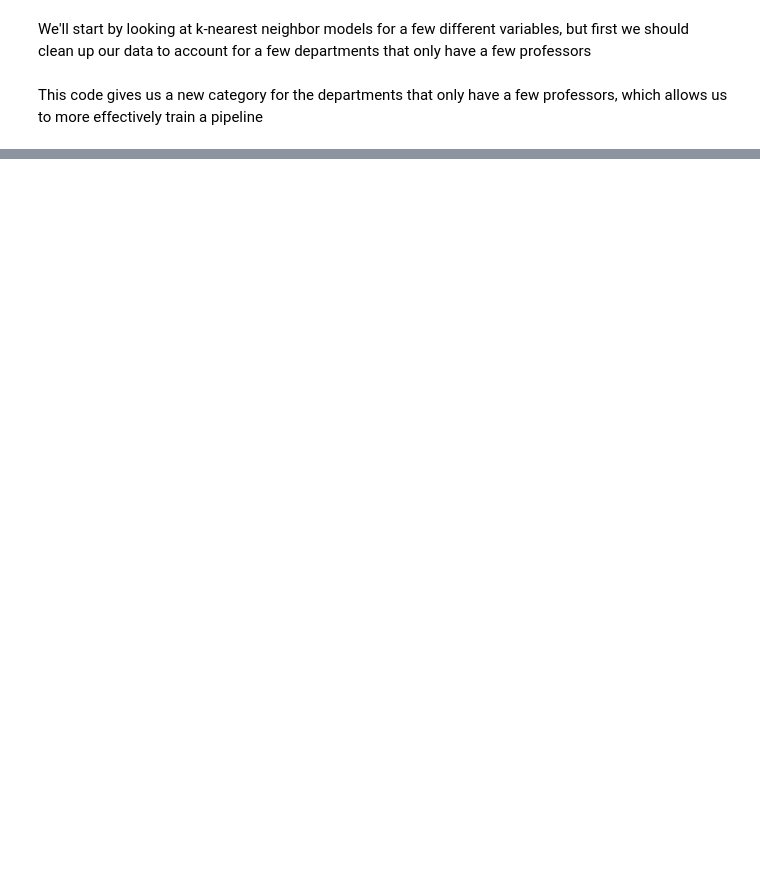
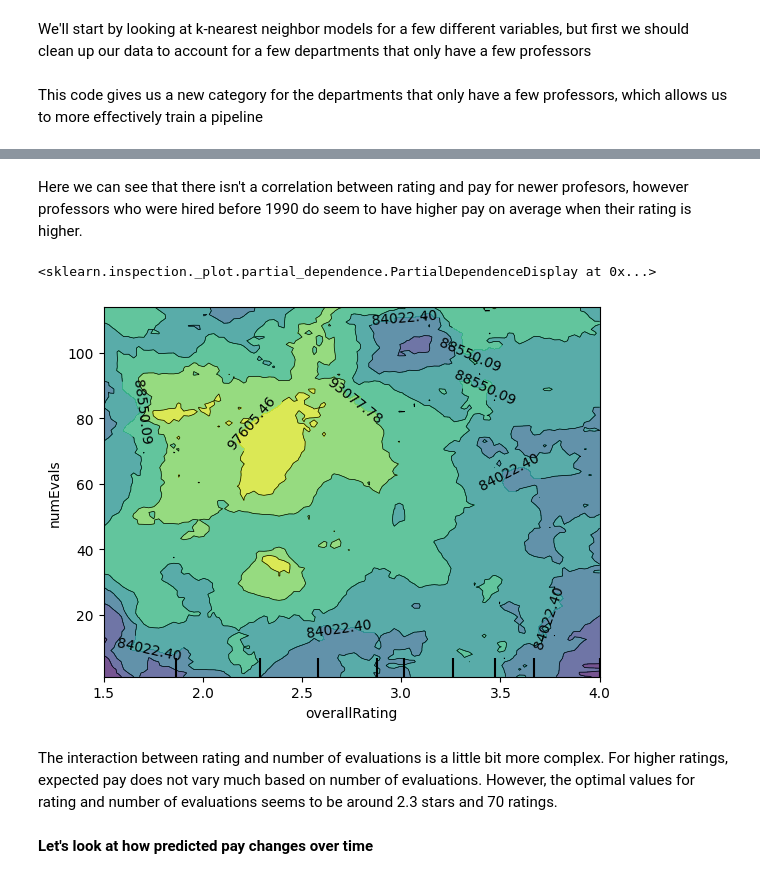
Before and after one commit to arausis/DATA301Project, a Jupyter notebook: Exploration.ipynb, the cells around one changed output, grey strips where cells are left out. Cells and saved outputs as stored; diff of their text form; code cells hidden in the pictures; blank space fills up the shorter version.

```diff
--- a/Exploration.ipynb
+++ b/Exploration.ipynb
@@ -250,3 +288,14 @@ Here, we can see the predicted salaries of three hypothetical professors. THe fi
+# %% [markdown]
+Here we can see that there isn't a correlation between rating and pay for newer profesors, however professors who were hired before 1990 do seem to have higher pay on average when their rating is higher.
+# %%
+PartialDependenceDisplay.from_estimator(pipeline, X, features=[("overallRating", "numEvals")])
+# %% [output]
+<sklearn.inspection._plot.partial_dependence.PartialDependenceDisplay at 0x...>
+[figure, added]
+# %% [markdown]
+The interaction between rating and number of evaluations is a little bit more complex. For higher ratings, expected pay does not vary much based on number of evaluations. However, the optimal values for rating and number of evaluations seems to be around 2.3 stars and 70 ratings.
+# %% [markdown]
+**Let's look at how predicted pay changes over time**
 # %%
 def getYears(dep, evals, rating, x):
     df_temp = pd.DataFrame({"year":x,
```
Also changed, not shown: parts of 28 cells of this notebook.
